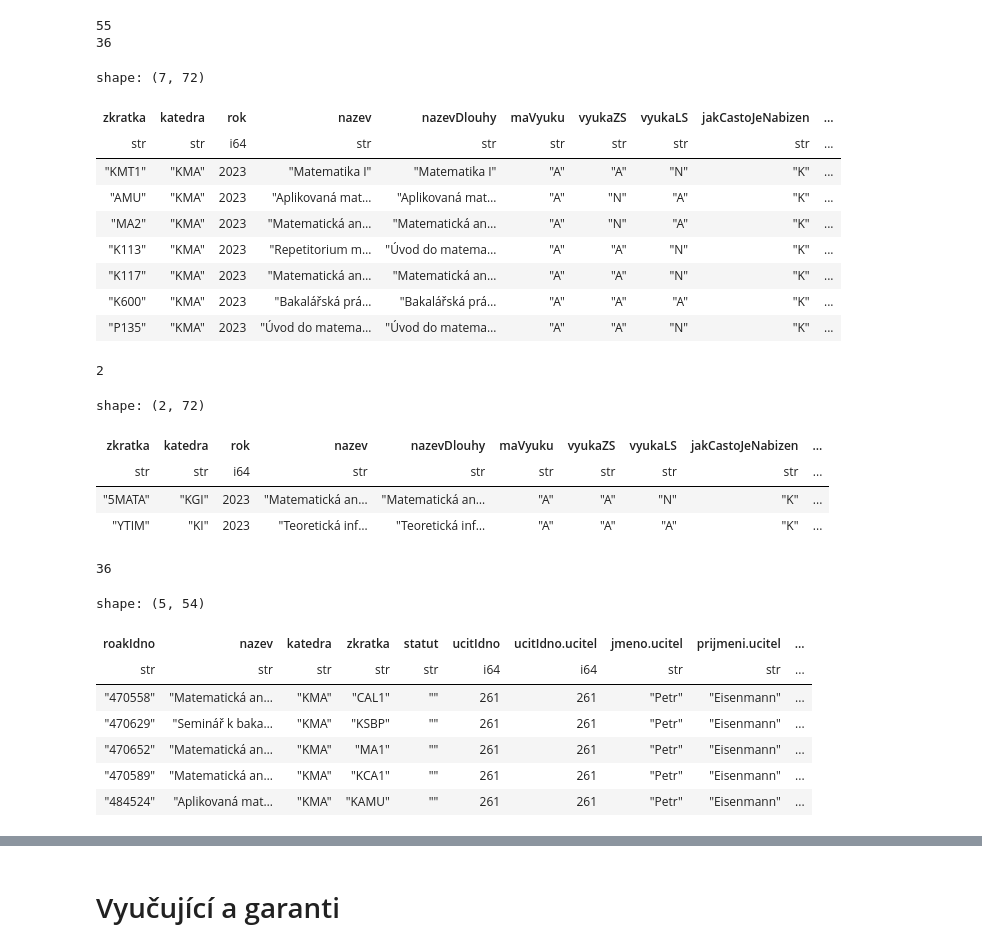
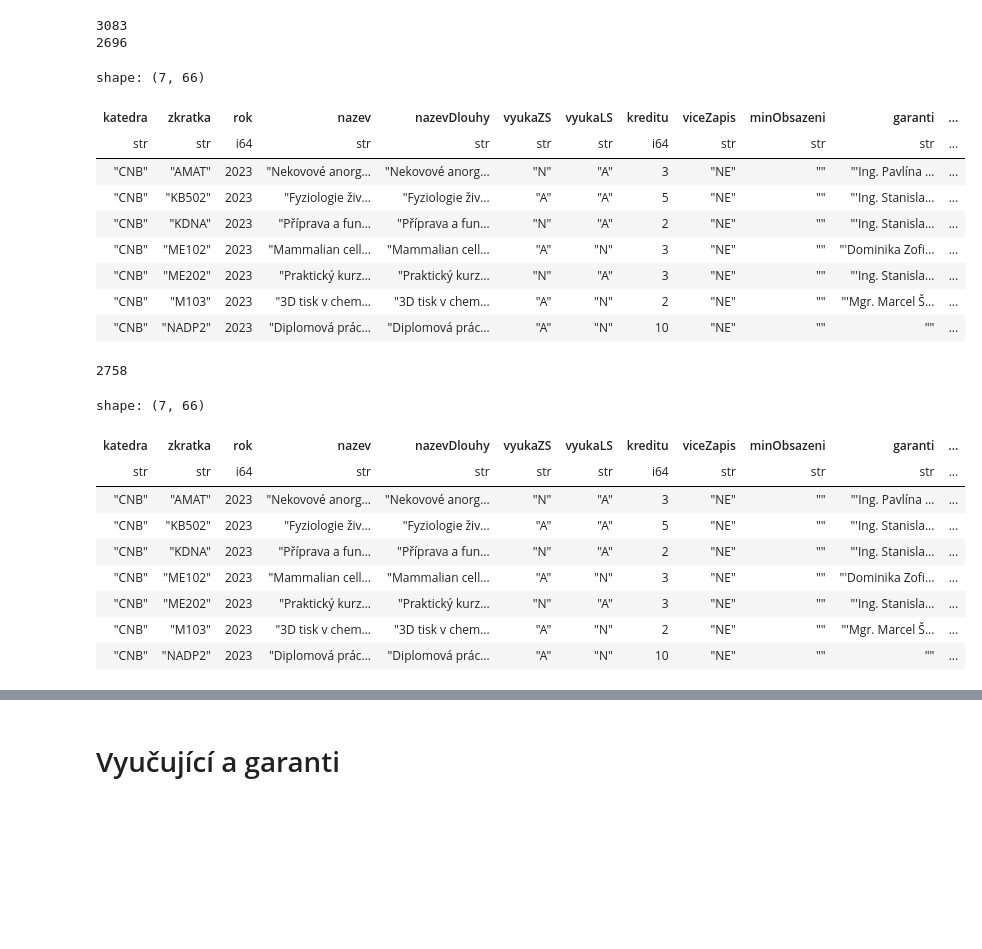
Before and after one commit to MFVS/kontrola-rozvrhu-extended, a Jupyter notebook: stag_bombator1.1.b1.ipynb, the cells around one changed output, grey strips where cells are left out. Saved outputs shown, nothing was run; the diff lists cells and outputs as text; code cells hidden in the pictures; blank space fills up the shorter version.

```diff
--- a/stag_bombator1.1.b1.ipynb
+++ b/stag_bombator1.1.b1.ipynb
@@ -55,26 +54,28 @@ def prep_csv(dataframe:pl.DataFrame):
 # %%
-rozvrh_by_kat = pl.read_csv("source_tables/rozvrh_ucitel.csv").drop("semestr").unique().rename({"predmet" : "zkratka"})
+# LEGACY NAČÍTÁNÍ
+
+rozvrh_by_kat = pl.read_csv("source_tables/rozvrhy_fakulta.csv").drop("semestr").unique().rename({"predmet" : "zkratka"})
 rozvrh_by_kat = fix_str_to_int(rozvrh_by_kat, ["ucitIdno.ucitel", "vsichniUciteleUcitIdno"])
 #print(rozvrh_by_kat.head())
-predmety_by_kat = pl.read_csv("source_tables/predmety_ucitel.csv").drop("semestr").unique().drop(["pocetStudentu", "aSkut", "bSkut", "cSkut"])
+predmety_by_kat = pl.read_csv("source_tables/predmety_fakulta.csv").drop("semestr").unique().drop(["pocetStudentu", "aSkut", "bSkut", "cSkut"])
 predmety_by_kat = fix_str_to_int(predmety_by_kat, ["garantiUcitIdno", "prednasejiciUcitIdno", "cviciciUcitIdno", "seminariciUcitIdno", "hodZaSemKombForma"])
 print(predmety_by_kat.__len__())
 print(rozvrh_by_kat.__len__())
 predmety_by_kat.head(7)
 #predmety_by_kat = pl.read_excel("source_tables/getPredmetyByKatedraFullInfo-2023-03-15-17-40.xlsx", sheet_id=1, engine="openpyxl").drop("semestr").unique().drop(["pocetStudentu", "aSkut", "bSkut", "cSkut"])
 # %% [output]
-55
-36
+3083
+2696
-shape: (7, 72)
+shape: (7, 66)
-| zkratka | katedra | rok | nazev | nazevDlouhy | maVyuku | vyukaZS | vyukaLS | jakCastoJeNabizen | ... |
-| str | str | i64 | str | str | str | str | str | str | ... |
-| "KMT1" | "KMA" | 2023 | "Matematika I" | "Matematika I" | "A" | "A" | "N" | "K" | ... |
-| "AMU" | "KMA" | 2023 | "Aplikovaná mat… | "Aplikovaná mat… | "A" | "N" | "A" | "K" | ... |
-| "MA2" | "KMA" | 2023 | "Matematická an… | "Matematická an… | "A" | "N" | "A" | "K" | ... |
-| "K113" | "KMA" | 2023 | "Repetitorium m… | "Úvod do matema… | "A" | "A" | "N" | "K" | ... |
-| "K117" | "KMA" | 2023 | "Matematická an… | "Matematická an… | "A" | "A" | "N" | "K" | ... |
-| "K600" | "KMA" | 2023 | "Bakalářská prá… | "Bakalářská prá… | "A" | "A" | "A" | "K" | ... |
-| "P135" | "KMA" | 2023 | "Úvod do matema… | "Úvod do matema… | "A" | "A" | "N" | "K" | ... |
+| katedra | zkratka | rok | nazev | nazevDlouhy | vyukaZS | vyukaLS | kreditu | viceZapis | minObsazeni | garanti | ... |
+| str | str | i64 | str | str | str | str | i64 | str | str | str | ... |
+| "CNB" | "AMAT" | 2023 | "Nekovové anorg… | "Nekovové anorg… | "N" | "A" | 3 | "NE" | "" | "'Ing. Pavlína … | ... |
+| "CNB" | "KB502" | 2023 | "Fyziologie živ… | "Fyziologie živ… | "A" | "A" | 5 | "NE" | "" | "'Ing. Stanisla… | ... |
+| "CNB" | "KDNA" | 2023 | "Příprava a fun… | "Příprava a fun… | "N" | "A" | 2 | "NE" | "" | "'Ing. Stanisla… | ... |
+| "CNB" | "ME102" | 2023 | "Mammalian cell… | "Mammalian cell… | "A" | "N" | 3 | "NE" | "" | "'Dominika Zofi… | ... |
+| "CNB" | "ME202" | 2023 | "Praktický kurz… | "Praktický kurz… | "N" | "A" | 3 | "NE" | "" | "'Ing. Stanisla… | ... |
+| "CNB" | "M103" | 2023 | "3D tisk v chem… | "3D tisk v chem… | "A" | "N" | 2 | "NE" | "" | "'Mgr. Marcel Š… | ... |
+| "CNB" | "NADP2" | 2023 | "Diplomová prác… | "Diplomová prác… | "A" | "N" | 10 | "NE" | "" | "" | ... |
 # %%
 bez_problemu = predmety_by_kat.select(["katedra", "zkratka", "nazev"]).with_columns(pl.concat_str([pl.col("zkratka"), pl.col("katedra")], separator="/").alias("identifier"))
 # %%
@@ -90,22 +91,14 @@ bez_problemu = predmety_by_kat.select(["katedra", "zkratka", "nazev"]).with_colu
 print(predmety_by_kat.filter(pl.col("katedra") != "KMA").__len__())
 predmety_by_kat.filter(pl.col("katedra") != "KMA").head(7)
 # %% [output]
-2
+2758
-shape: (2, 72)
+shape: (7, 66)
-| zkratka | katedra | rok | nazev | nazevDlouhy | maVyuku | vyukaZS | vyukaLS | jakCastoJeNabizen | ... |
-| str | str | i64 | str | str | str | str | str | str | ... |
-| "5MATA" | "KGI" | 2023 | "Matematická an… | "Matematická an… | "A" | "A" | "N" | "K" | ... |
-| "YTIM" | "KI" | 2023 | "Teoretická inf… | "Teoretická inf… | "A" | "A" | "A" | "K" | ... |
+| katedra | zkratka | rok | nazev | nazevDlouhy | vyukaZS | vyukaLS | kreditu | viceZapis | minObsazeni | garanti | ... |
+| str | str | i64 | str | str | str | str | i64 | str | str | str | ... |
+| "CNB" | "AMAT" | 2023 | "Nekovové anorg… | "Nekovové anorg… | "N" | "A" | 3 | "NE" | "" | "'Ing. Pavlína … | ... |
+| "CNB" | "KB502" | 2023 | "Fyziologie živ… | "Fyziologie živ… | "A" | "A" | 5 | "NE" | "" | "'Ing. Stanisla… | ... |
+| "CNB" | "KDNA" | 2023 | "Příprava a fun… | "Příprava a fun… | "N" | "A" | 2 | "NE" | "" | "'Ing. Stanisla… | ... |
+| "CNB" | "ME102" | 2023 | "Mammalian cell… | "Mammalian cell… | "A" | "N" | 3 | "NE" | "" | "'Dominika Zofi… | ... |
+| "CNB" | "ME202" | 2023 | "Praktický kurz… | "Praktický kurz… | "N" | "A" | 3 | "NE" | "" | "'Ing. Stanisla… | ... |
+| "CNB" | "M103" | 2023 | "3D tisk v chem… | "3D tisk v chem… | "A" | "N" | 2 | "NE" | "" | "'Mgr. Marcel Š… | ... |
+| "CNB" | "NADP2" | 2023 | "Diplomová prác… | "Diplomová prác… | "A" | "N" | 10 | "NE" | "" | "" | ... |
-# %%
-print(rozvrh_by_kat.__len__())
-rozvrh_by_kat.head(5)
-# %% [output]
-36
-shape: (5, 54)
-| roakIdno | nazev | katedra | zkratka | statut | ucitIdno | ucitIdno.ucitel | jmeno.ucitel | prijmeni.ucitel | ... |
-| str | str | str | str | str | i64 | i64 | str | str | ... |
-| "470558" | "Matematická an… | "KMA" | "CAL1" | "" | 261 | 261 | "Petr" | "Eisenmann" | ... |
-| "470629" | "Seminář k baka… | "KMA" | "KSBP" | "" | 261 | 261 | "Petr" | "Eisenmann" | ... |
-| "470652" | "Matematická an… | "KMA" | "MA1" | "" | 261 | 261 | "Petr" | "Eisenmann" | ... |
-| "470589" | "Matematická an… | "KMA" | "KCA1" | "" | 261 | 261 | "Petr" | "Eisenmann" | ... |
-| "484524" | "Aplikovaná mat… | "KMA" | "KAMU" | "" | 261 | 261 | "Petr" | "Eisenmann" | ... |
```
Also changed, not shown: parts of 23 cells of this notebook, 26 other files.
